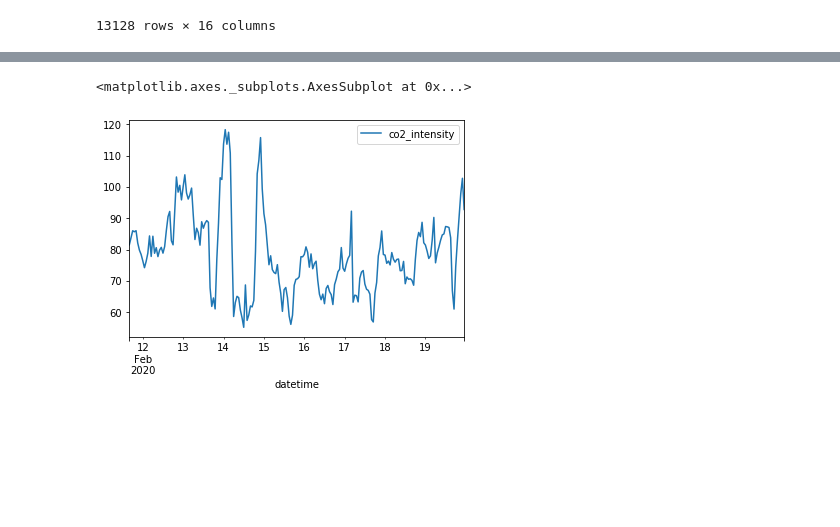
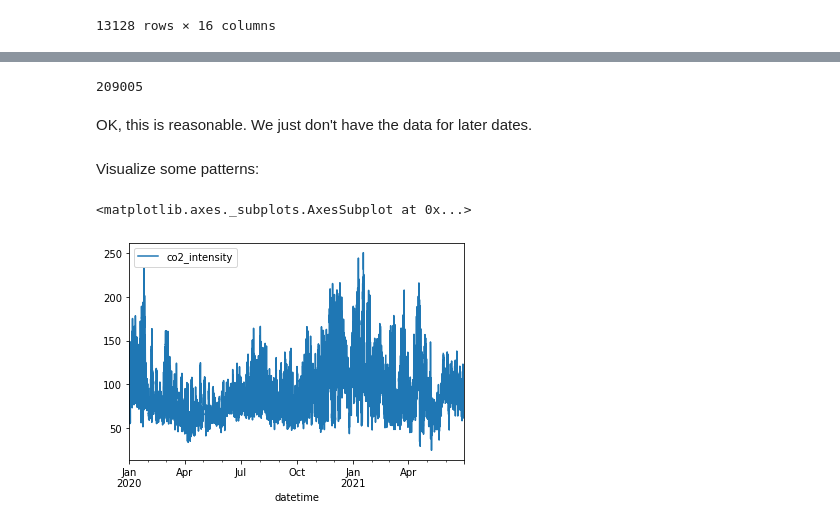
Before and after one commit to invveritas/green_charging_emobility, a Jupyter notebook: Notebooks/Merge meter with CO2 data.ipynb, the cells around one changed output, grey strips where cells are left out. Saved outputs shown, nothing was run; the diff lists cells and outputs as text; code cells hidden in the pictures; blank space fills up the shorter version.

Commit message:
Add notebook to merge in CO2 values to meter energy consumption

```diff
--- a/Notebooks/Merge meter with CO2 data.ipynb
+++ b/Notebooks/Merge meter with CO2 data.ipynb
@@ -176,2 +226,10 @@ co2['datetime'][0].toordinal()
+# %%
+(meter['timestamp'] > np.datetime64('2021-06-30 23:00:00+0000')).sum()
+# %% [output]
+209005
+# %% [markdown]
+OK, this is reasonable. We just don't have the data for later dates.
+# %% [markdown]
+Visualize some patterns:
 # %%
 %matplotlib inline
@@ -178,5 +238,5 @@ co2['datetime'][0].toordinal()
 # %%
-co2[1000:1200].plot(x='datetime', y='co2_intensity')
+co2.plot(x='datetime', y='co2_intensity')
 # %% [output]
 <matplotlib.axes._subplots.AxesSubplot at 0x...>
-[figure, old version]
+[figure, new version]
```
Also changed, not shown: parts of 17 cells of this notebook.
